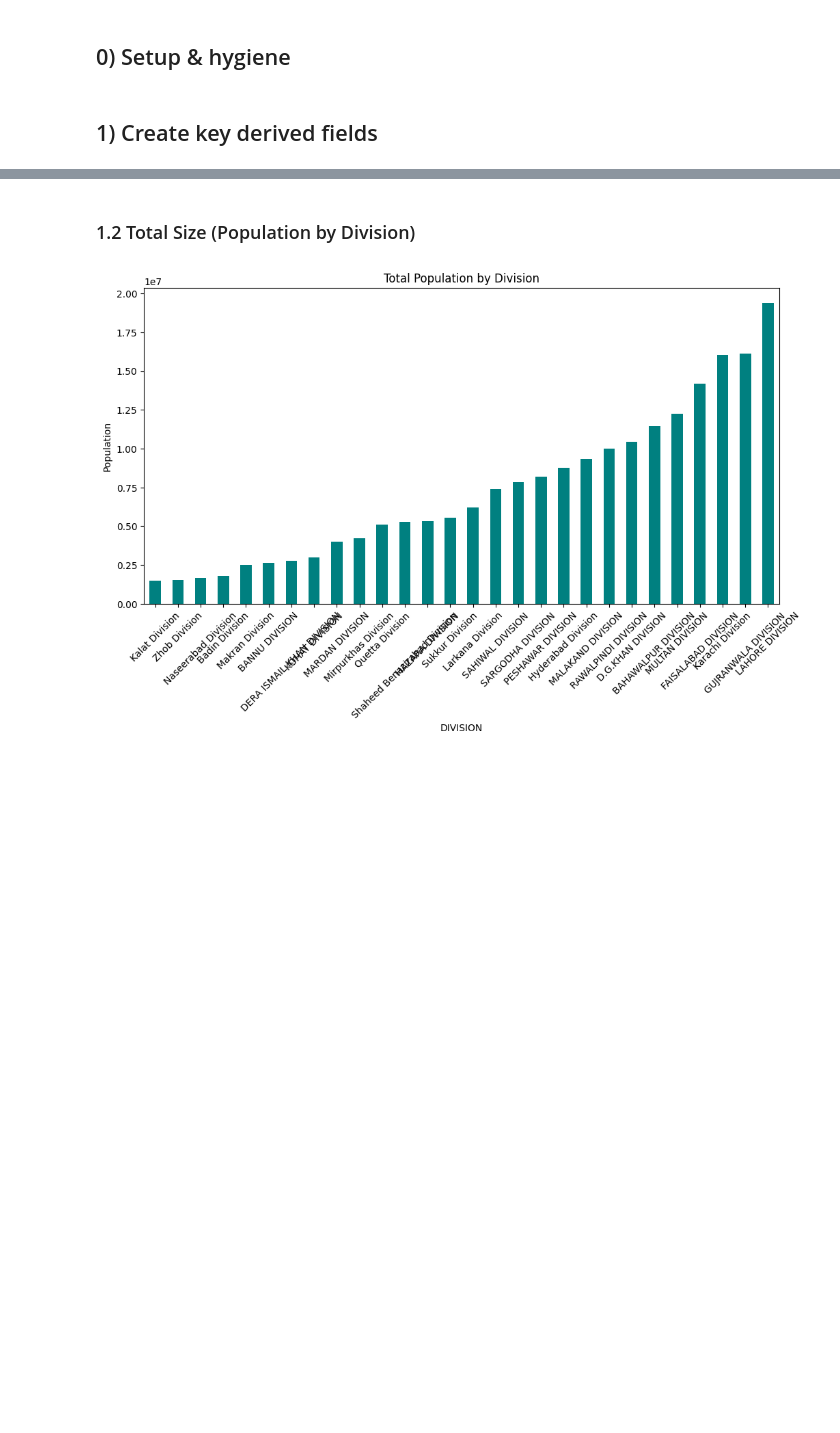
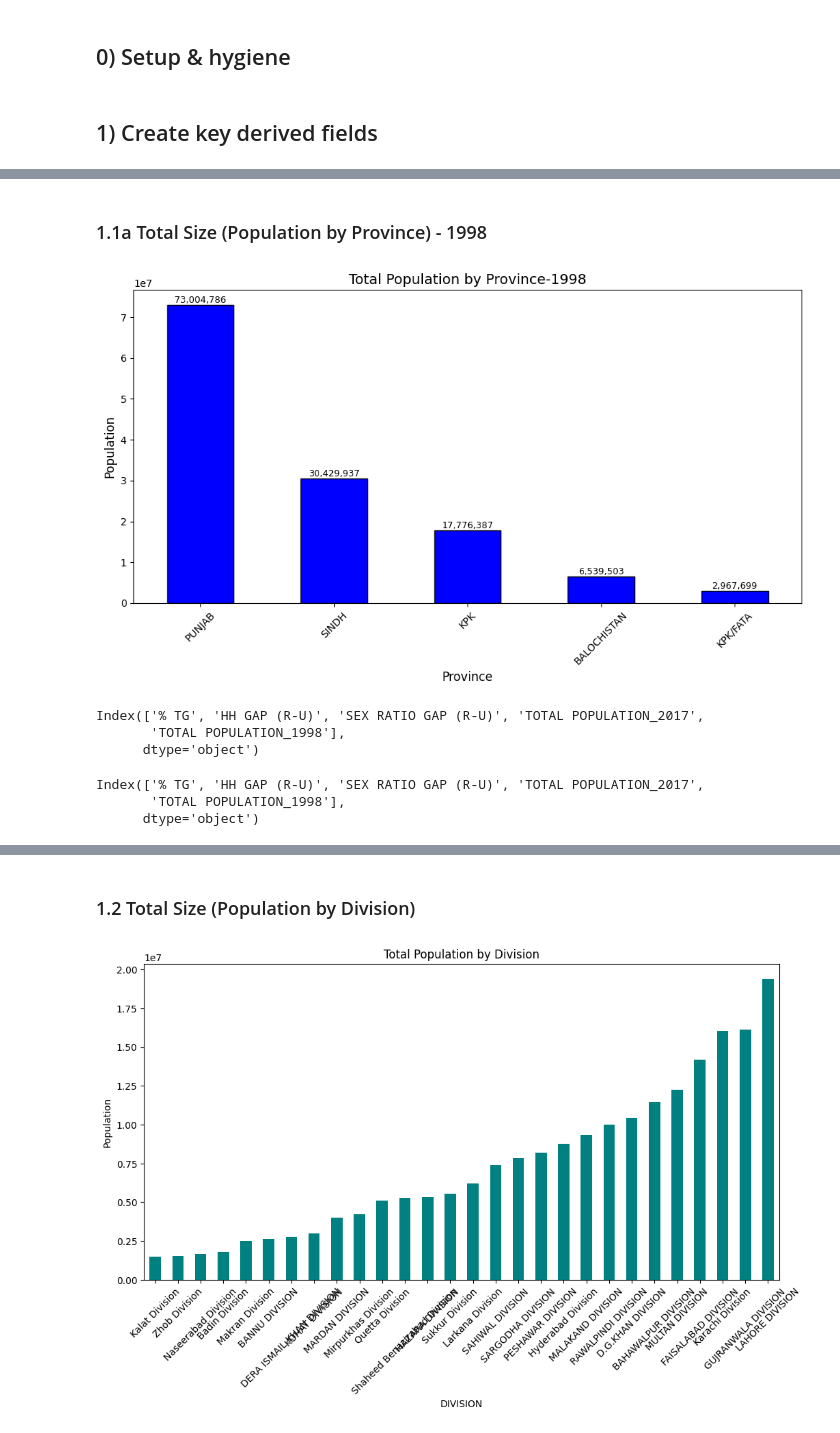
Before and after one commit to ejazurrehman/AI---Data_Science_Course, a Jupyter notebook: pyton_for_data_science/08_pandas_pak_populaiton.ipynb, the cells around one changed output, grey strips where cells are left out. Drawn from its saved outputs; the diff is of its cells as text; code cells hidden in the pictures; blank space fills up the shorter version.

```diff
--- a/pyton_for_data_science/08_pandas_pak_populaiton.ipynb
+++ b/pyton_for_data_science/08_pandas_pak_populaiton.ipynb
@@ -313,0 +319,36 @@ plt.show()
+# %% [markdown]
+### 1.1a Total Size (Population by Province) - 1998
+# %%
+# create a new column for total population for 1998
+df["TOTAL POPULATION_1998"] = df["POPULATION 1998 (RURAL)"] + df["POPULATION 1998 (URBAN)"]
+
+# Group by Province and sum
+province_population = df.groupby("PROVINCE")["TOTAL POPULATION_1998"].sum().sort_values(ascending=False)
+
+# Visualization
+plt.figure(figsize=(10,6))
+ax = province_population.plot(kind="bar", color="blue", edgecolor="black")
+
+plt.title("Total Population by Province-1998", fontsize=14)
+plt.xlabel("Province", fontsize=12)
+plt.ylabel("Population", fontsize=12)
+plt.xticks(rotation=45)
+
+# Add data labels
+for i, value in enumerate(province_population):
+    plt.text(i, value, f"{value:,}", ha="center", va="bottom", fontsize=9, rotation=360)
+
+plt.tight_layout()
+plt.show()
+# %% [output]
+[figure, added]
+# %%
+# Create new column explicitly
+df["TOTAL POPULATION_1998"] = df["POPULATION 1998 (RURAL)"] + df["POPULATION 1998 (URBAN)"]
+
+# Now check last few columns
+df.columns[-5:]
+# %% [output]
+Index(['% TG', 'HH GAP (R-U)', 'SEX RATIO GAP (R-U)', 'TOTAL POPULATION_2017',
+       'TOTAL POPULATION_1998'],
+      dtype='object')
@@ -313,0 +358,10 @@ plt.show()
+# %%
+# Create new column explicitly
+df["TOTAL POPULATION_2017"] = df["ALL SEXES (RURAL)"] + df["ALL SEXES (URBAN)"]
+
+# Now check last few columns
+df.columns[-5:]
+# %% [output]
+Index(['% TG', 'HH GAP (R-U)', 'SEX RATIO GAP (R-U)', 'TOTAL POPULATION_2017',
+       'TOTAL POPULATION_1998'],
+      dtype='object')
```
Also changed, not shown: parts of 11 cells of this notebook.
